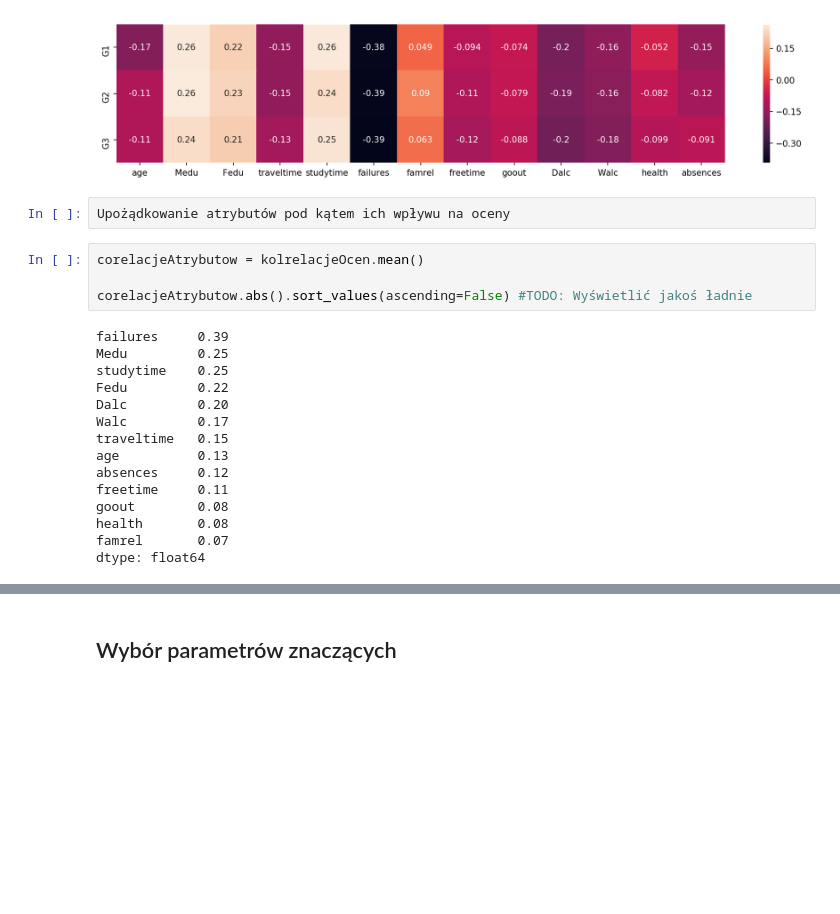
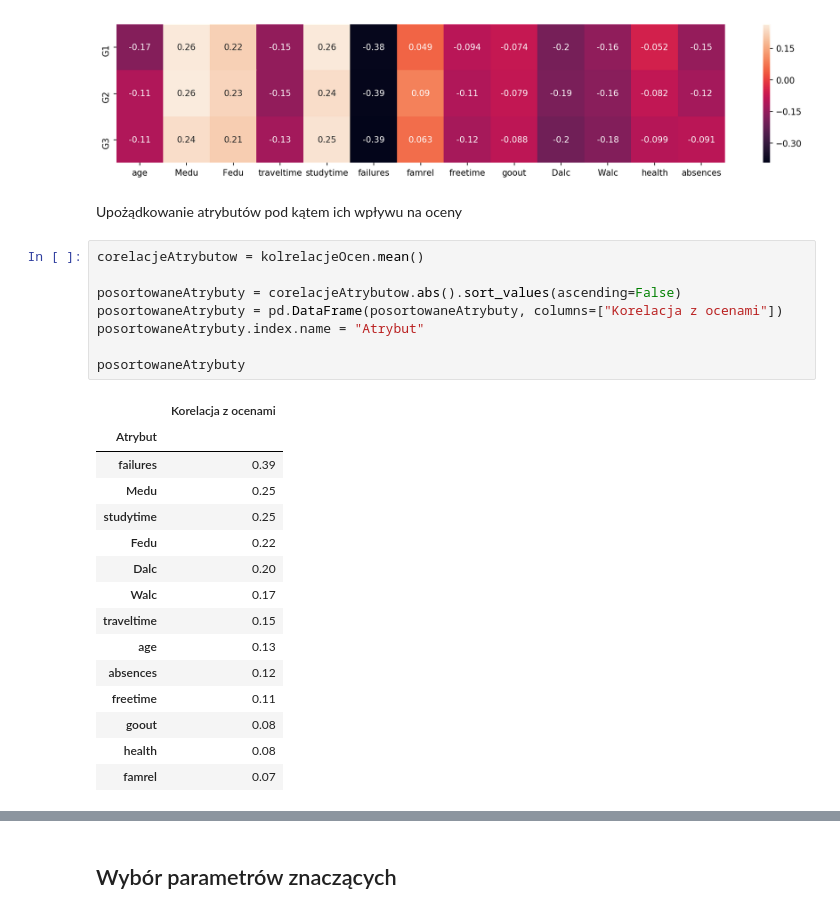
Before and after one commit to SiwyKrzysiek/przewidywanie-ocen, a Jupyter notebook: Realizacja projektu.ipynb, the cells around one changed output, grey strips where cells are left out. Cells and saved outputs as stored; diff of their text form; blank space fills up the shorter version.

```diff
--- a/Realizacja projektu.ipynb
+++ b/Realizacja projektu.ipynb
@@ -77,24 +79,29 @@ sns.heatmap(kolrelacjeOcen,annot = kolrelacjeOcen)
 # %% [output]
 <matplotlib.axes._subplots.AxesSubplot at 0x...>
 [figure]
-# %%
-Upożądkowanie atrybutów pod kątem ich wpływu na oceny
+# %% [markdown]
+Upożądkowanie atrybutów pod kątem ich wpływu na oceny
 # %%
 corelacjeAtrybutow = kolrelacjeOcen.mean()
 
-corelacjeAtrybutow.abs().sort_values(ascending=False) #TODO: Wyświetlić jakoś ładnie
+posortowaneAtrybuty = corelacjeAtrybutow.abs().sort_values(ascending=False)
+posortowaneAtrybuty = pd.DataFrame(posortowaneAtrybuty, columns=["Korelacja z ocenami"])
+posortowaneAtrybuty.index.name = "Atrybut"
+
+posortowaneAtrybuty
 # %% [output]
-failures     0.39
-Medu         0.25
-studytime    0.25
-Fedu         0.22
-Dalc         0.20
-Walc         0.17
-traveltime   0.15
-age          0.13
-absences     0.12
-freetime     0.11
-goout        0.08
-health       0.08
-famrel       0.07
-dtype: float64
+|  | Korelacja z ocenami |
+| Atrybut |  |
+| failures | 0.39 |
+| Medu | 0.25 |
+| studytime | 0.25 |
+| Fedu | 0.22 |
+| Dalc | 0.20 |
+| Walc | 0.17 |
+| traveltime | 0.15 |
+| age | 0.13 |
+| absences | 0.12 |
+| freetime | 0.11 |
+| goout | 0.08 |
+| health | 0.08 |
+| famrel | 0.07 |
```
Also changed, not shown: parts of 6 cells of this notebook.
